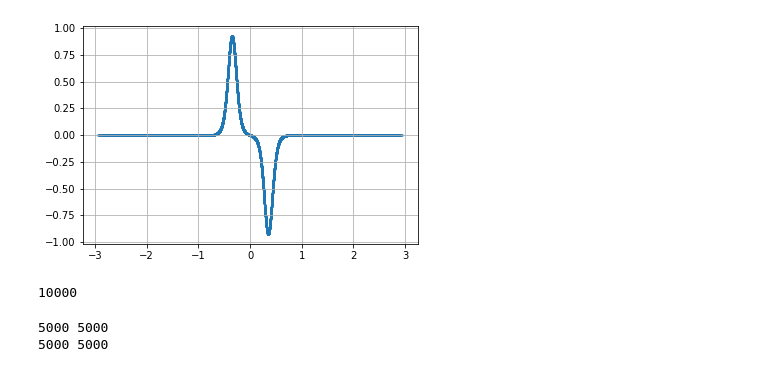
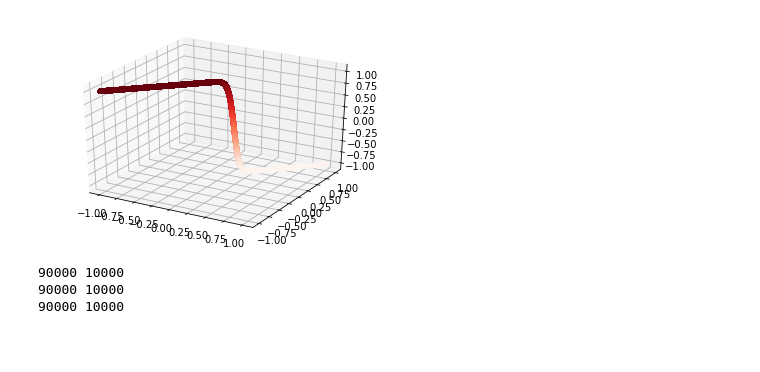
Before and after one commit to herrayush/Delta_Onsite, a Jupyter notebook: Final_Onsite_1_4.ipynb, the cells around one changed output. Drawn from its saved outputs; the diff is of its cells as text; code cells hidden in the pictures; blank space fills up the shorter version.

```diff
--- a/Final_Onsite_1_4.ipynb
+++ b/Final_Onsite_1_4.ipynb
@@ -12,22 +7,0 @@ x_data = x1_data + 2*x2_data
-# %%
-y_data = - np.tanh(10*x_data-3) - np.tanh(10*x_data+3)+ np.tanh(10*x_data-4) + np.tanh(10*x_data+4)
-plt.scatter(x_data[::1], y_data[::1], s=2)
-plt.grid()
-plt.show()
-
-
-print(len(x_data))
-# %% [output]
-[figure, removed]
-10000
-# %%
-x_train = x_data[:len(x_data) - len(x_data)//2]
-x_test = x_data[len(x_data) - len(x_data)//2:]
-print(len(x_train),len(x_test))
-
-y_train = y_data[:len(y_data) - len(y_data)//2]
-y_test = y_data[len(y_data) - len(y_data)//2:]
-print(len(x_train),len(x_test))
-# %% [output]
-5000 5000
-5000 5000
@@ -46,0 +8,51 @@ xp = x_train
+# %%
+x_data1 = np.linspace(-1, 1, num=100000)
+y_data1 = np.linspace(-1, 1, num=100000)
+z_data1 = - np.tanh(10*x_data1 + 10*y_data1-3)
+ax = plt.axes(projection='3d')
+ax.scatter3D(x_data1, y_data1, z_data1, c=z_data1, cmap='Reds');
+# %% [output]
+[figure, added]
+# %%
+data = []
+for i in range(0,len(x_data1)):
+  data.append([x_data1[i],y_data1[i], z_data1[i]])
+
+np.random.shuffle(data)
+x_data = []
+y_data = []
+z_data = []
+
+for i in data:
+  x_data.append(i[0])
+  y_data.append(i[1])
+  z_data.append(i[2])
+
+x_train = x_data[:len(x_data) - len(x_data)//10]
+x_test = x_data[len(x_data) - len(x_data)//10:]
+print(len(x_train),len(x_test))
+
+y_train = y_data[:len(y_data) - len(y_data)//10]
+y_test = y_data[len(y_data) - len(y_data)//10:]
+print(len(y_train),len(y_test))
+
+z_train =z_data[:len(z_data) - len(z_data)//10]
+z_test = z_data[len(z_data) - len(z_data)//10:]
+print(len(z_train),len(z_test))
+
+training_data = []
+for i in range(0,len(x_train)):
+  training_data.append(x_train[i]+y_train[i])
+
+testing_data = []
+for i in range(0,len(x_test)):
+  testing_data.append([x_test[i]+y_test[i]])
+
+training_data = np.transpose(training_data)
+z_train = np.transpose(z_train)
+testing_data = np.transpose(testing_data[:64])
+z_test = np.transpose(z_test[:64])
+# %% [output]
+90000 10000
+90000 10000
+90000 10000
```
Also changed, not shown: parts of 11 cells of this notebook.
